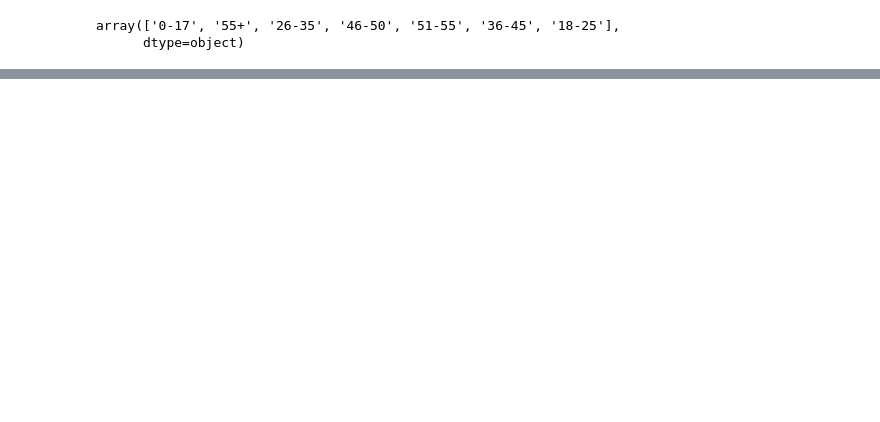
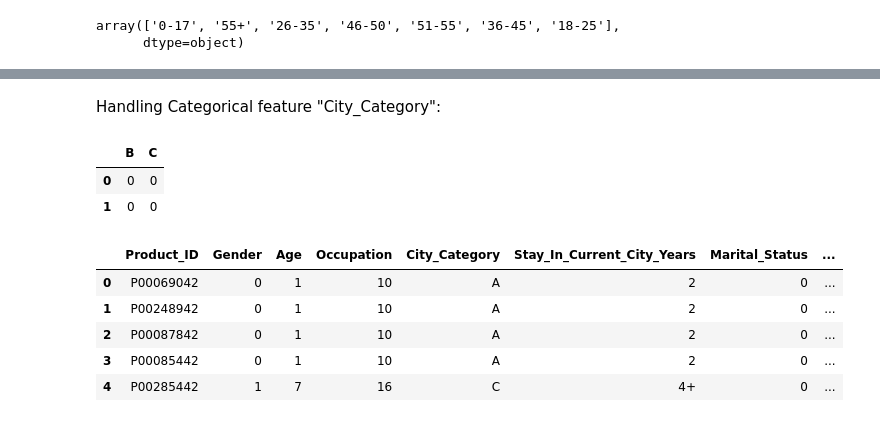
Before and after one commit to dhar9571/EDA---Black-Friday-Sales-Data, a Jupyter notebook: EDA_and_Feature_Engineering_Project_Black_Friday_Dataset.ipynb, the cells around one changed output, grey strips where cells are left out. Drawn from its saved outputs; the diff is of its cells as text; code cells hidden in the pictures; blank space fills up the shorter version.

```diff
--- a/EDA_and_Feature_Engineering_Project_Black_Friday_Dataset.ipynb
+++ b/EDA_and_Feature_Engineering_Project_Black_Friday_Dataset.ipynb
@@ -146,0 +147,23 @@ df.head()
+# %% [markdown]
+Handling Categorical feature "City_Category":
+# %%
+# Assigning numerical values to the column values:
+
+city_df = pd.get_dummies(df["City_Category"],drop_first=True)
+city_df.head(2)
+# %% [output]
+|  | B | C |
+| 0 | 0 | 0 |
+| 1 | 0 | 0 |
+# %%
+# Concating the two dataframe to add the columns to original dataframe:
+
+df = pd.concat([df,city_df],axis=1)
+df.head()
+# %% [output]
+|  | Product_ID | Gender | Age | Occupation | City_Category | Stay_In_Current_City_Years | Marital_Status | ... |
+| 0 | P00069042 | 0 | 1 | 10 | A | 2 | 0 | ... |
+| 1 | P00248942 | 0 | 1 | 10 | A | 2 | 0 | ... |
+| 2 | P00087842 | 0 | 1 | 10 | A | 2 | 0 | ... |
+| 3 | P00085442 | 0 | 1 | 10 | A | 2 | 0 | ... |
+| 4 | P00285442 | 1 | 7 | 16 | C | 4+ | 0 | ... |
```
Also changed, not shown: parts of 15 cells of this notebook.
